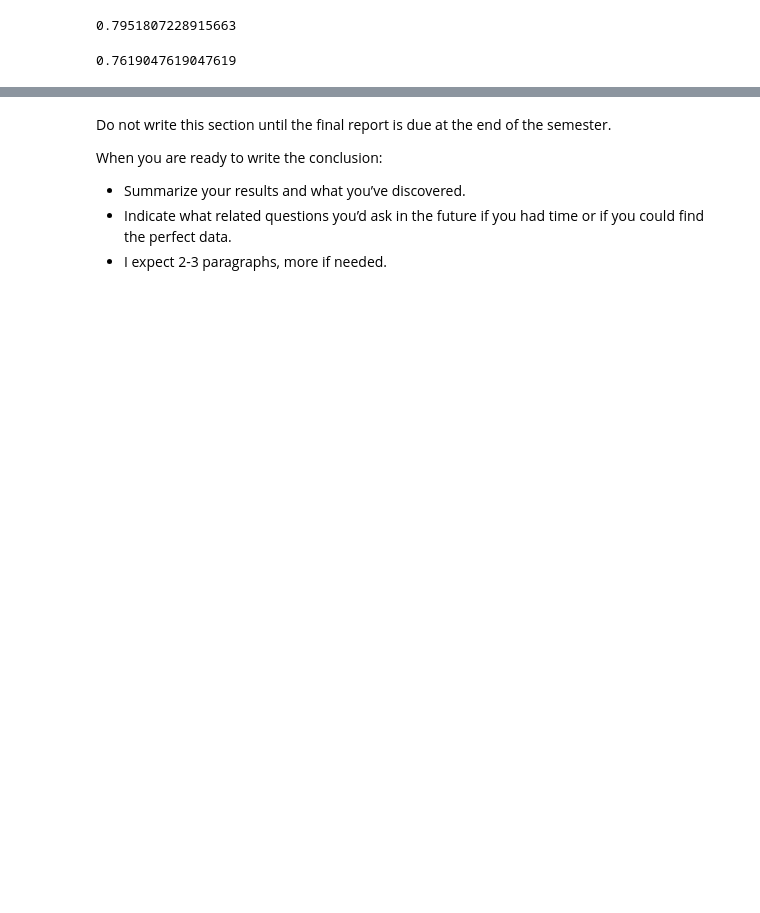
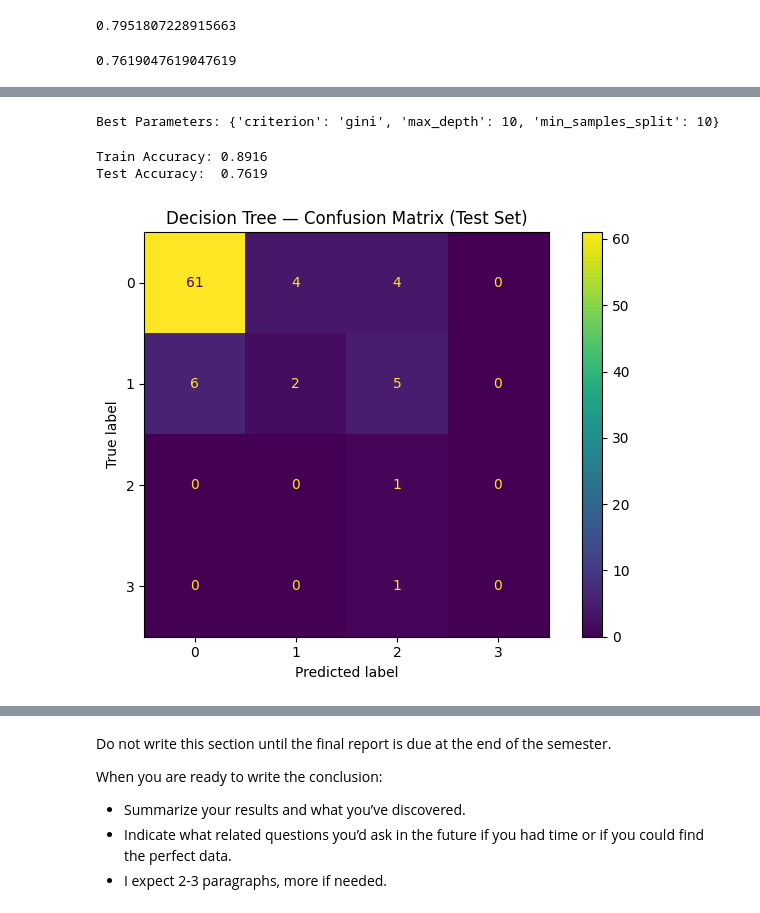
Before and after one commit to Carlos-PC05/FinalProjectCS-362, a Jupyter notebook: FinalReport_SP26_RV_PC_MASTERFILE.ipynb, the cells around one changed output, grey strips where cells are left out. Saved outputs shown, nothing was run; the diff lists cells and outputs as text; code cells hidden in the pictures; blank space fills up the shorter version.

```diff
--- a/FinalReport_SP26_RV_PC_MASTERFILE.ipynb
+++ b/FinalReport_SP26_RV_PC_MASTERFILE.ipynb
@@ -1313,0 +1391,53 @@ model.score(X_test_scaled, y_clf_test)
+# %%
+# In this cell we define the parameter grid and run GridSearchCV to find
+# the best hyperparameters for the Decision Tree Classifier
+
+param_grid_dt = {
+    'max_depth': [3, 5, 7, 10, None],
+    'min_samples_split': [2, 5, 10],
+    'criterion': ['gini', 'entropy']
+}
+
+dt = DecisionTreeClassifier(random_state=SEED)
+
+grid_search_dt = GridSearchCV(
+    dt,
+    param_grid_dt,
+    cv=5,
+    scoring='accuracy'
+)
+
+grid_search_dt.fit(X_train, y_clf_train)
+
+print("Best Parameters:", grid_search_dt.best_params_)
+# %% [output]
+Best Parameters: {'criterion': 'gini', 'max_depth': 10, 'min_samples_split': 10}
+# %%
+# In this cell we evaluate the best Decision Tree on the test set
+# and visualize results with a confusion matrix
+
+
+best_dt = grid_search_dt.best_estimator_
+
+train_acc_dt = best_dt.score(X_train, y_clf_train)
+test_acc_dt = best_dt.score(X_test, y_clf_test)
+
+print(f"Train Accuracy: {train_acc_dt:.4f}")
+print(f"Test Accuracy:  {test_acc_dt:.4f}")
+
+y_pred_dt = best_dt.predict(X_test)
+
+cm_dt = confusion_matrix(y_clf_test, y_pred_dt)
+disp_dt = ConfusionMatrixDisplay(
+    confusion_matrix=cm_dt,
+    display_labels=best_dt.classes_
+)
+
+fig, ax = plt.subplots(figsize=(7, 5))
+disp_dt.plot(ax=ax)
+ax.set_title("Decision Tree — Confusion Matrix (Test Set)")
+plt.tight_layout();
+# %% [output]
+Train Accuracy: 0.8916
+Test Accuracy:  0.7619
+[figure, added]
```
Also changed, not shown: parts of 48 cells of this notebook.
